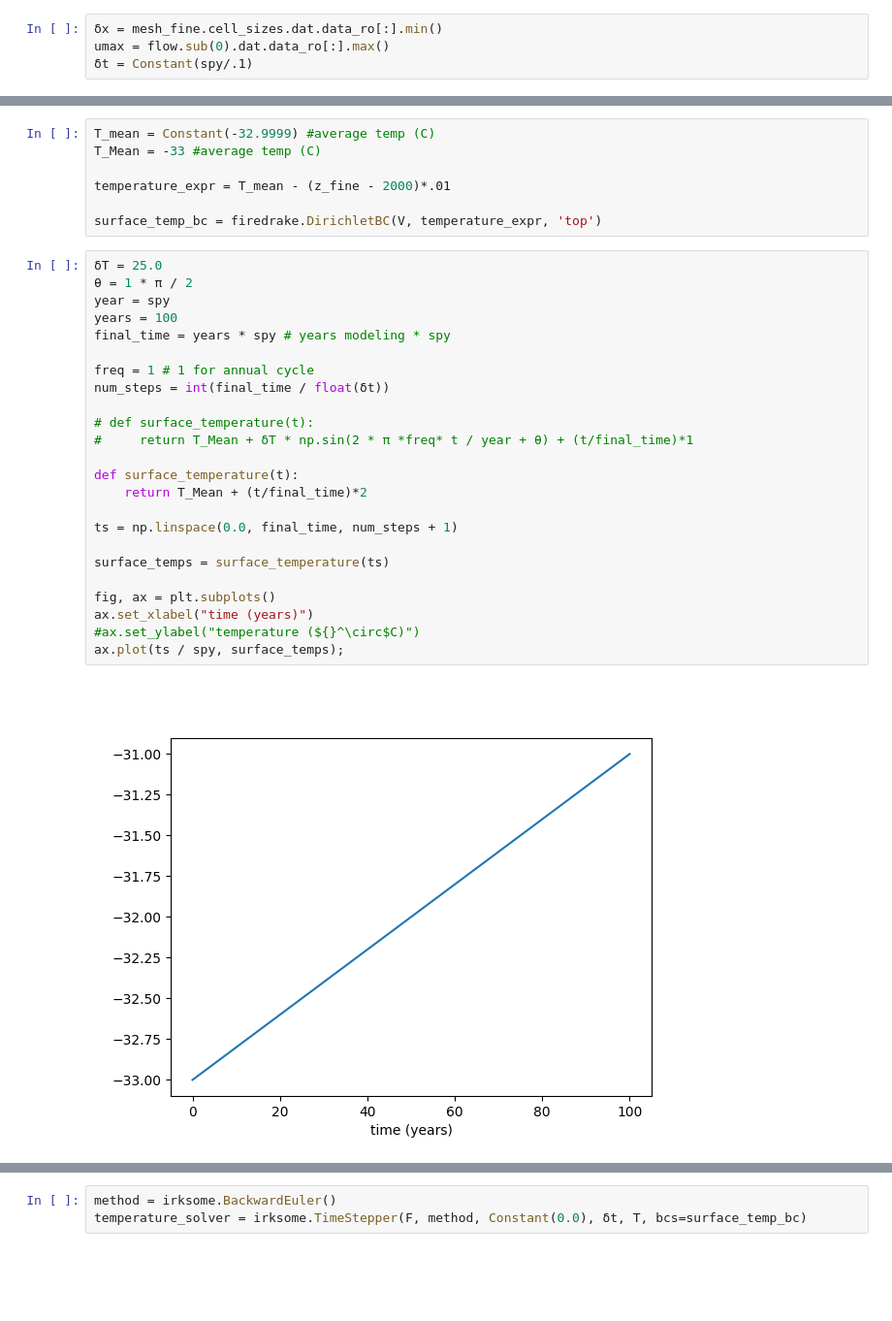
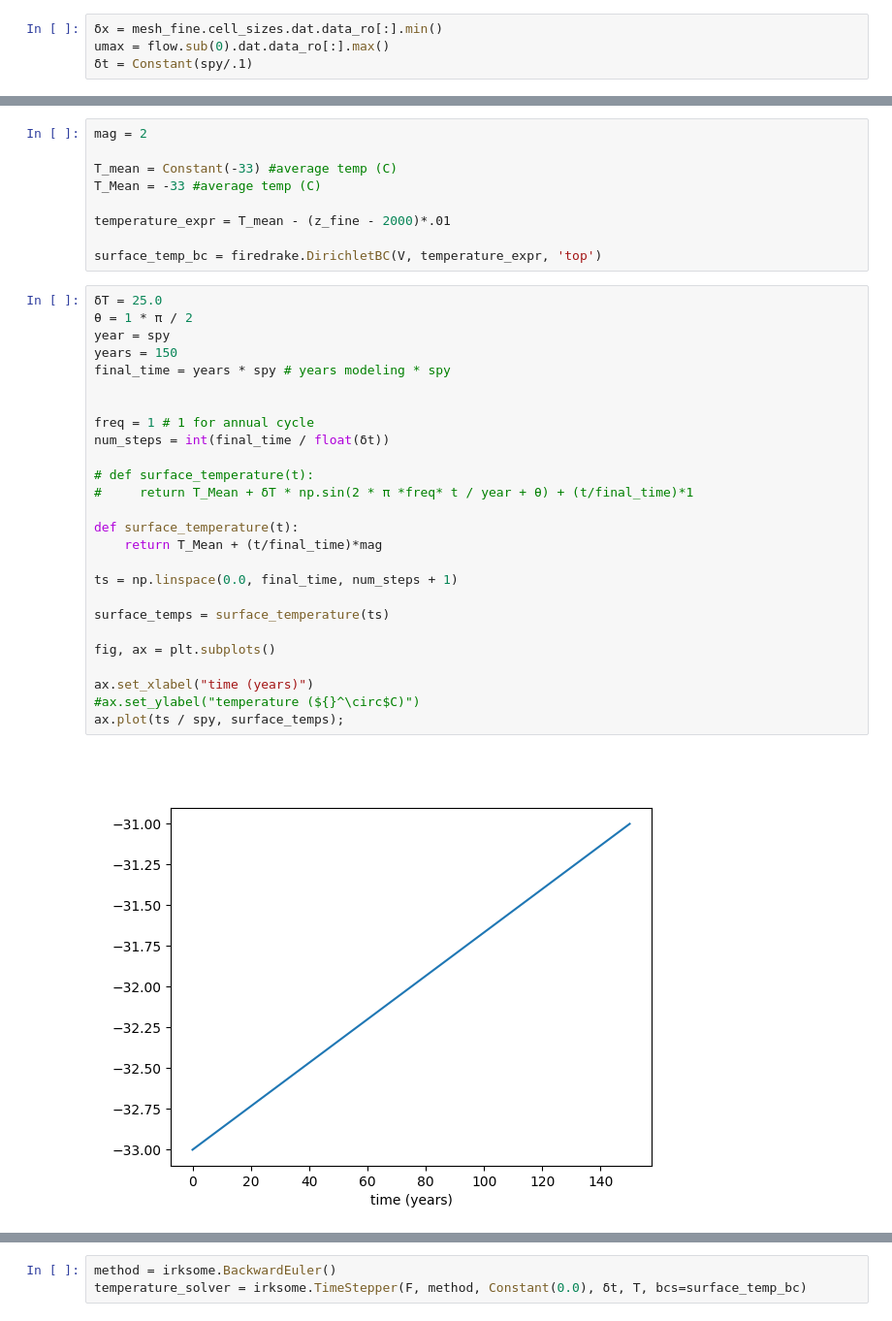
Before and after one commit to johnmorganmanos/AH_temp_paper, a Jupyter notebook: fig2.ipynb, the cells around one changed output, grey strips where cells are left out. Shown at 97% size. Drawn from its saved outputs; the diff is of its cells as text; blank space fills up the shorter version.

```diff
--- a/fig2.ipynb
+++ b/fig2.ipynb
@@ -245,7 +247,9 @@ F_advection = - ρ * c * T * inner(u, grad(ϕ)) * dx
 
 F = ρ * c * Dt(T) * ϕ * dx + F_diffusion + F_advection + geothermal_flux
 # %%
-T_mean = Constant(-32.9999) #average temp (C)
+mag = 2
+
+T_mean = Constant(-33) #average temp (C)
 T_Mean = -33 #average temp (C)
 
 temperature_expr = T_mean - (z_fine - 2000)*.01
@@ -254,26 +258,28 @@ surface_temp_bc = firedrake.DirichletBC(V, temperature_expr, 'top')
 # %%
 δT = 25.0
 θ = 1 * π / 2
 year = spy
-years = 100
+years = 150
 final_time = years * spy # years modeling * spy
+
 
 freq = 1 # 1 for annual cycle
 num_steps = int(final_time / float(δt))
 
 # def surface_temperature(t):
 #     return T_Mean + δT * np.sin(2 * π *freq* t / year + θ) + (t/final_time)*1
 
 def surface_temperature(t):
-    return T_Mean + (t/final_time)*2
+    return T_Mean + (t/final_time)*mag
 
 ts = np.linspace(0.0, final_time, num_steps + 1)
 
 surface_temps = surface_temperature(ts)
 
 fig, ax = plt.subplots()
+
 ax.set_xlabel("time (years)")
 #ax.set_ylabel("temperature (${}^\circ$C)")
 ax.plot(ts / spy, surface_temps);
 # %% [output]
-[figure, old version]
+[figure, new version]
```
Also changed, not shown: parts of 8 cells of this notebook, 4 other files.
